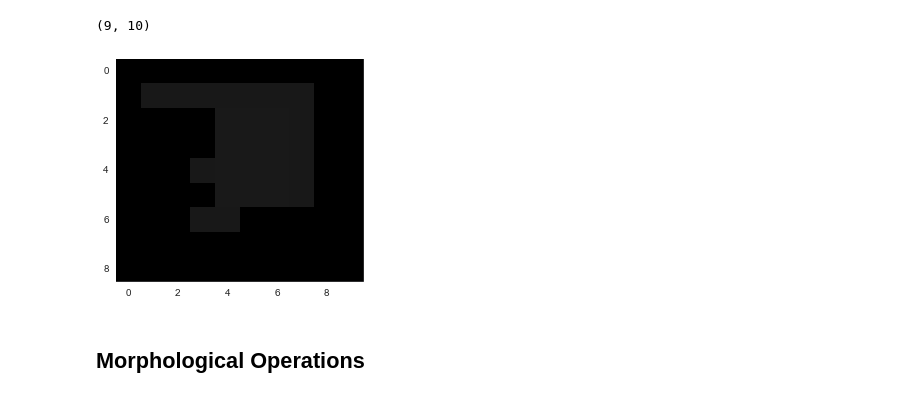
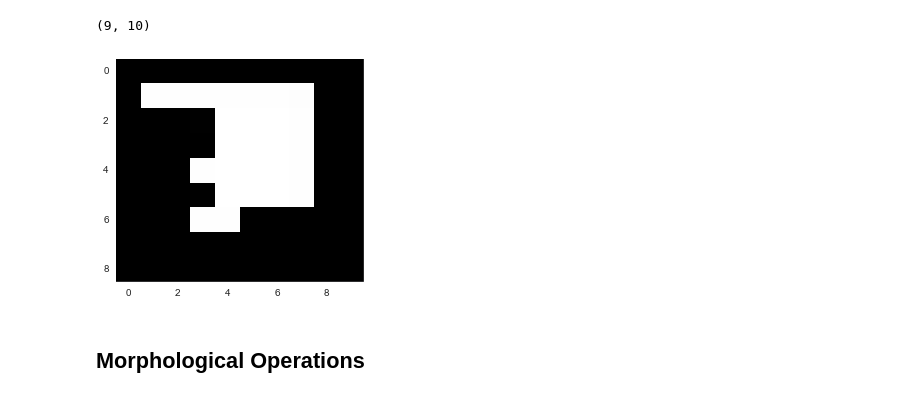
Before and after one commit to 5agado/data-science-learning, a Jupyter notebook: image processing/Image Processing - Basics.ipynb, the cells around one changed output. Drawn from its saved outputs; the diff is of its cells as text; code cells hidden in the pictures.

Commit message:
New notebooks. image processing utils.

```diff
--- a/image processing/Image Processing - Basics.ipynb
+++ b/image processing/Image Processing - Basics.ipynb
@@ -70,10 +94,10 @@ a.shape
 (9, 10)
 # %%
 # plot image
-plt.imshow(a, cmap='gray', interpolation='none', vmin=0, vmax=10)
+plt.imshow(a, cmap='gray', interpolation='none', vmin=0, vmax=1)
 plt.show()
 # %% [output]
-[figure, old version]
+[figure, new version]
 # %% [markdown]
 ## Morphological Operations
 # %%
```
Also changed, not shown: parts of 33 cells of this notebook, 5 other files.
